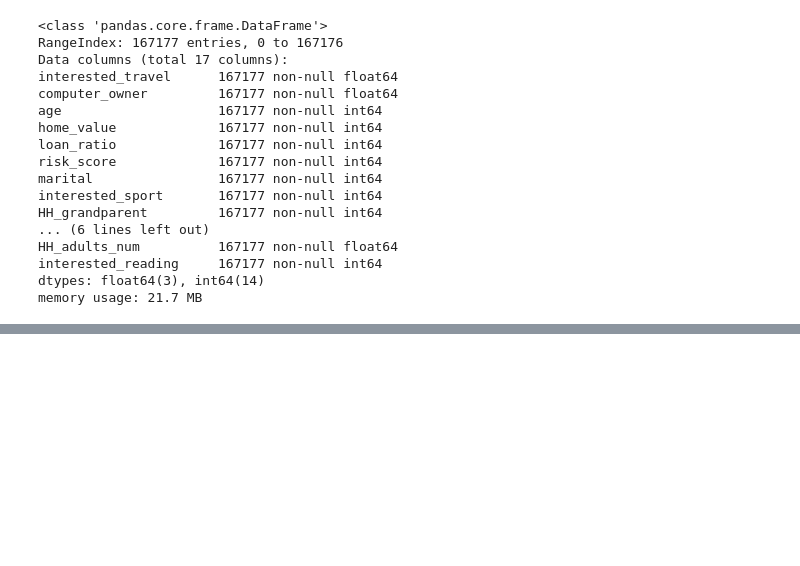
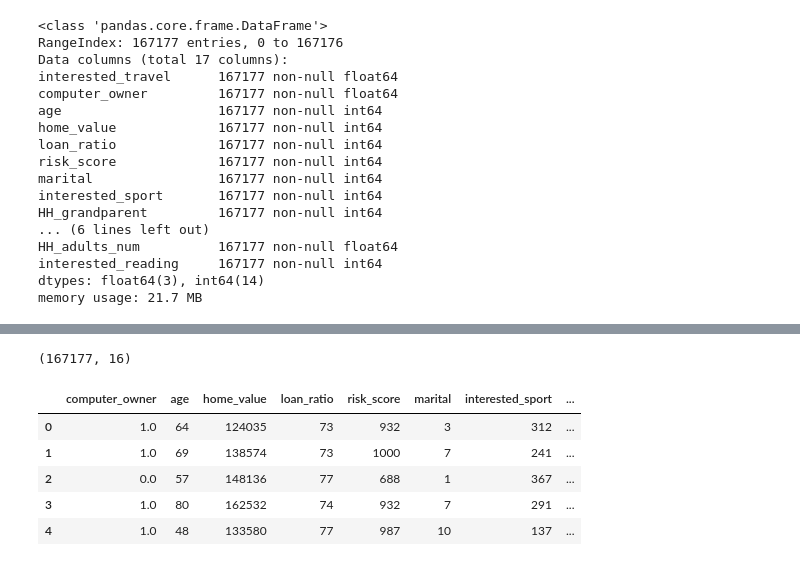
Before and after one commit to yiting-wang33/customer-insights, a Jupyter notebook: Coding.ipynb, the cells around one changed output, grey strips where cells are left out. Drawn from its saved outputs; the diff is of its cells as text; code cells hidden in the pictures; blank space fills up the shorter version.

```diff
--- a/Coding.ipynb
+++ b/Coding.ipynb
@@ -205,0 +193,16 @@ travel.corr()
+# %%
+#Separate out X and Y
+
+Y = travel.iloc[:, :1]
+X = travel.iloc[:, 1:17]
+# %%
+print(X.shape)
+X.head()
+# %% [output]
+(167177, 16)
+|  | computer_owner | age | home_value | loan_ratio | risk_score | marital | interested_sport | ... |
+| 0 | 1.0 | 64 | 124035 | 73 | 932 | 3 | 312 | ... |
+| 1 | 1.0 | 69 | 138574 | 73 | 1000 | 7 | 241 | ... |
+| 2 | 0.0 | 57 | 148136 | 77 | 688 | 1 | 367 | ... |
+| 3 | 1.0 | 80 | 162532 | 74 | 932 | 7 | 291 | ... |
+| 4 | 1.0 | 48 | 133580 | 77 | 987 | 10 | 137 | ... |
```
Also changed, not shown: parts of 47 cells of this notebook, 3 other files.
